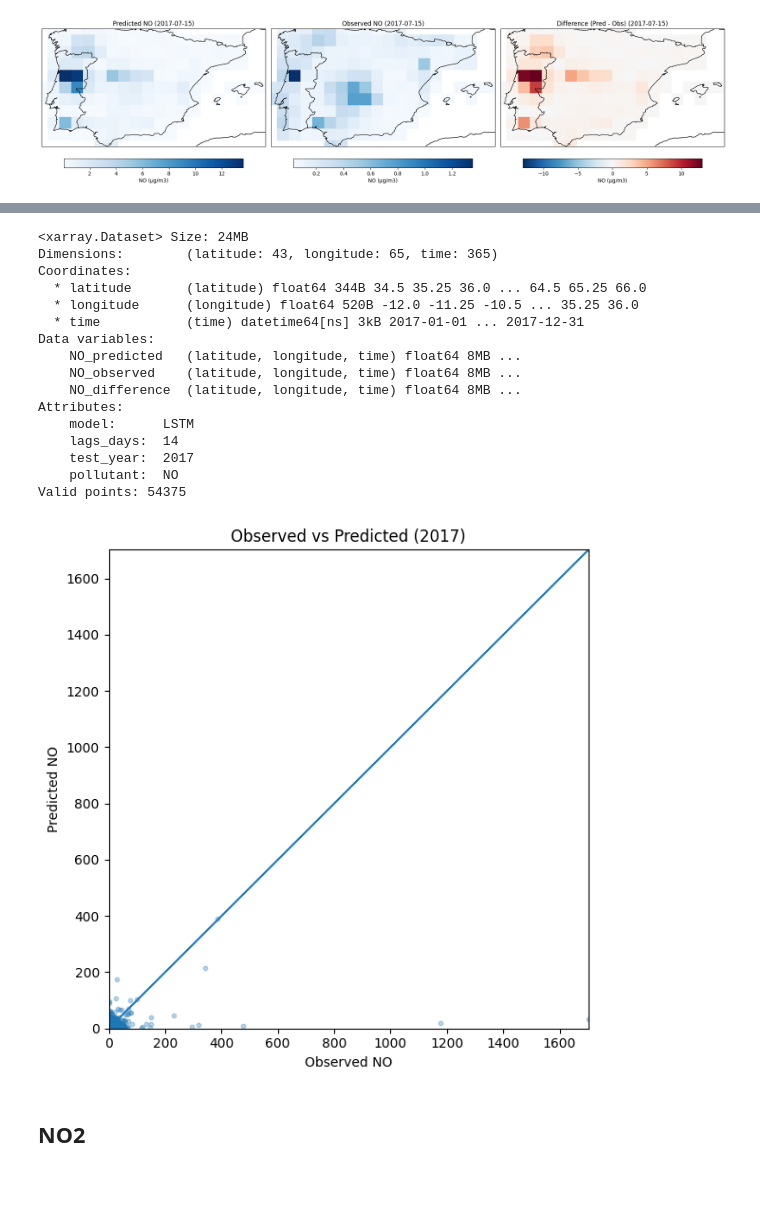
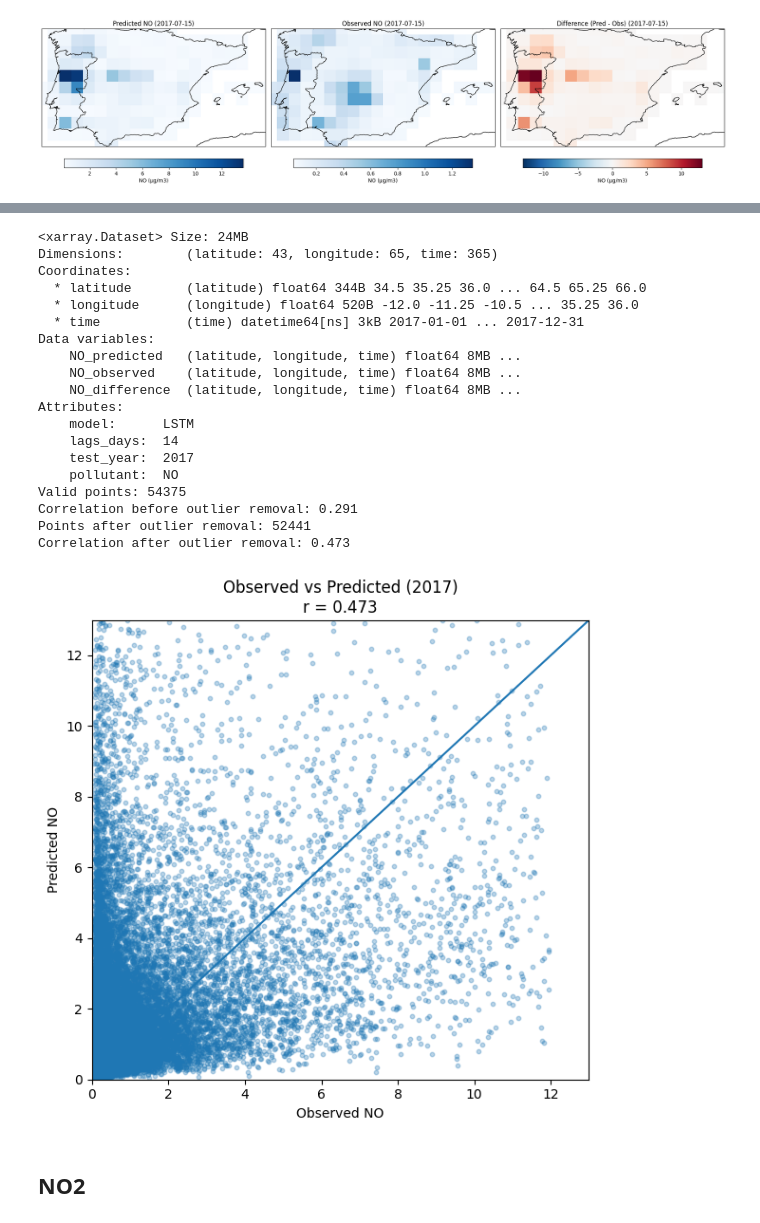
Before and after one commit to Sofs27/Thesis, a Jupyter notebook: Code/Model.ipynb, the cells around one changed output, grey strips where cells are left out. Saved outputs shown, nothing was run; the diff lists cells and outputs as text; code cells hidden in the pictures; blank space fills up the shorter version.

```diff
--- a/Code/Model.ipynb
+++ b/Code/Model.ipynb
@@ -803,13 +973,16 @@ file_path = r"C:\Users\sofia\OneDrive\Ambiente de Trabalho\ISA\Thesis\Code\NO_LS
 
 ds = xr.open_dataset(file_path)
 
-print(ds)  # optional: inspect contents
+print(ds)  # optional
 
 # =========================
 # EXTRACT VARIABLES
 # =========================
 obs = ds["NO_observed"]
 pred = ds["NO_predicted"]
+
+# (Optional but recommended: align data)
+obs, pred = xr.align(obs, pred)
 
 # =========================
 # FLATTEN DATA
@@ -828,46 +1001,81 @@ pred_clean = pred_flat[mask]
 print(f"Valid points: {len(obs_clean)}")
 
 # =========================
+# CORRELATION (BEFORE OUTLIERS)
+# =========================
+corr_before = np.corrcoef(obs_clean, pred_clean)[0, 1]
+print(f"Correlation before outlier removal: {corr_before:.3f}")
+
+# =========================
+# REMOVE OUTLIERS (1–99 percentile)
+# =========================
+low = 1
+high = 99
+
+obs_min, obs_max = np.percentile(obs_clean, [low, high])
+pred_min, pred_max = np.percentile(pred_clean, [low, high])
+
+mask_outliers = (
+    (obs_clean >= obs_min) & (obs_clean <= obs_max) &
+    (pred_clean >= pred_min) & (pred_clean <= pred_max)
+)
+
+obs_filtered = obs_clean[mask_outliers]
+pred_filtered = pred_clean[mask_outliers]
+
+print(f"Points after outlier removal: {len(obs_filtered)}")
+
+# =========================
+# CORRELATION (AFTER OUTLIERS)
+# =========================
+corr_after = np.corrcoef(obs_filtered, pred_filtered)[0, 1]
+print(f"Correlation after outlier removal: {corr_after:.3f}")
+
+# =========================
 # SCATTER PLOT
 # =========================
 plt.figure(figsize=(6,6))
 
-plt.scatter(obs_clean, pred_clean, alpha=0.3, s=10)
+plt.scatter(obs_filtered, pred_filtered, alpha=0.3, s=10)
 
 # 1:1 line
-min_val = min(obs_clean.min(), pred_clean.min())
-max_val = max(obs_clean.max(), pred_clean.max())
+min_val = min(obs_filtered.min(), pred_filtered.min())
+max_val = max(obs_filtered.max(), pred_filtered.max())
 
 plt.plot([min_val, max_val], [min_val, max_val])
 
+# Limit axes to remove visual distortion
 plt.xlim(0, max_val)
 plt.ylim(0, max_val)
 
 plt.xlabel("Observed NO")
 plt.ylabel("Predicted NO")
-plt.title("Observed vs Predicted (2017)")
+plt.title(f"Observed vs Predicted (2017)\nr = {corr_after:.3f}")
 
 plt.grid(False)
 plt.tight_layout()
 plt.show()
 # %% [output]
 <xarray.Dataset> Size: 24MB
 Dimensions:        (latitude: 43, longitude: 65, time: 365)
 Coordinates:
   * latitude       (latitude) float64 344B 34.5 35.25 36.0 ... 64.5 65.25 66.0
   * longitude      (longitude) float64 520B -12.0 -11.25 -10.5 ... 35.25 36.0
   * time           (time) datetime64[ns] 3kB 2017-01-01 ... 2017-12-31
 Data variables:
     NO_predicted   (latitude, longitude, time) float64 8MB ...
     NO_observed    (latitude, longitude, time) float64 8MB ...
     NO_difference  (latitude, longitude, time) float64 8MB ...
 Attributes:
     model:      LSTM
     lags_days:  14
     test_year:  2017
     pollutant:  NO
 Valid points: 54375
+Correlation before outlier removal: 0.291
+Points after outlier removal: 52441
+Correlation after outlier removal: 0.473
-[figure, old version]
+[figure, new version]
 # %% [markdown]
 ## NO2
 # %%
```
Also changed, not shown: parts of 9 cells of this notebook, 2 other files.
